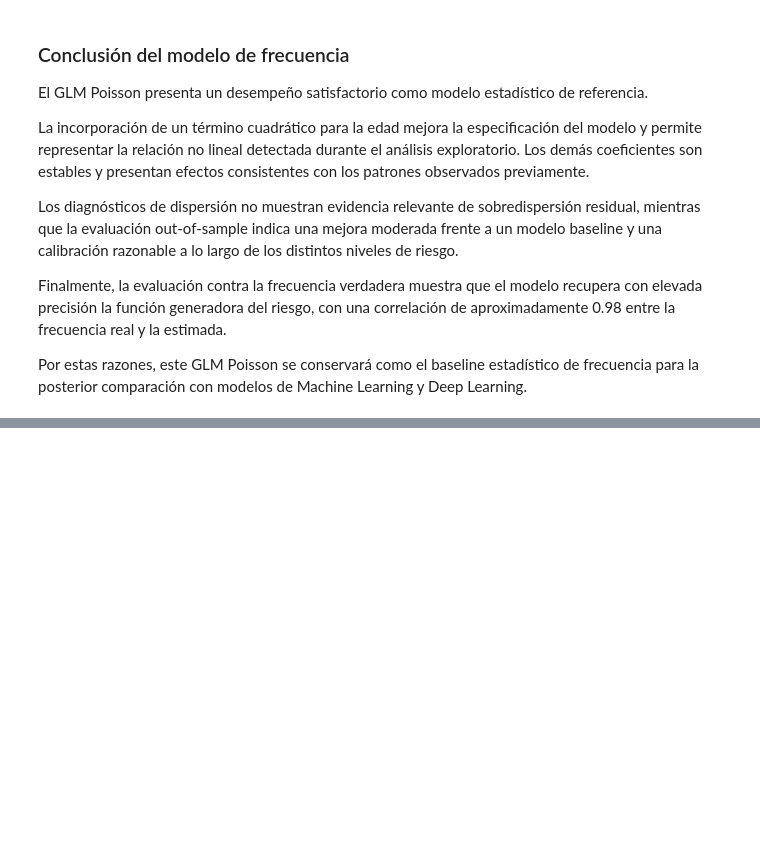
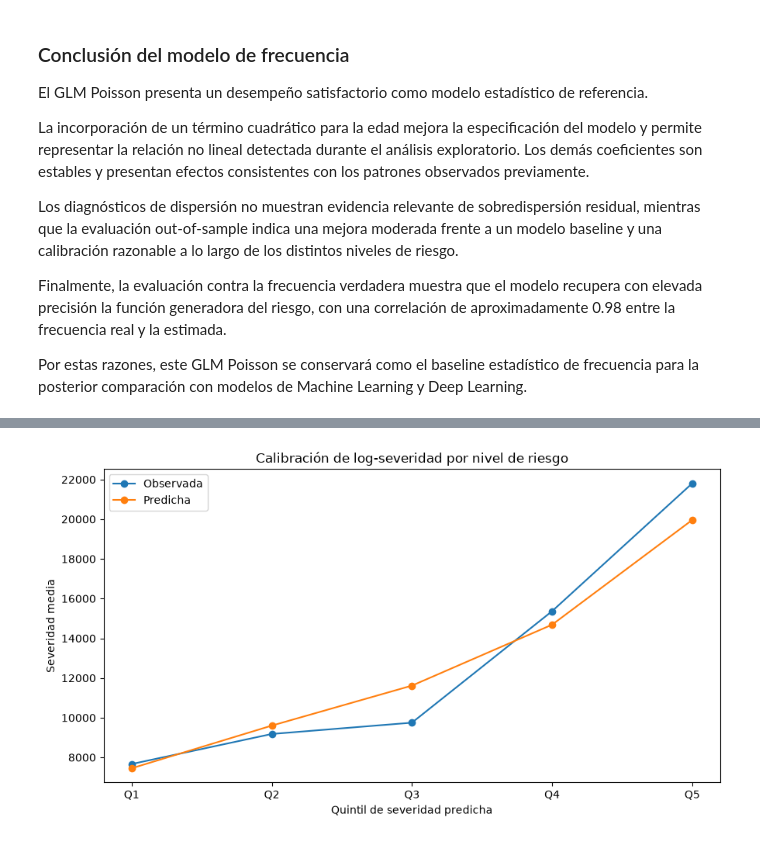
Before and after one commit to ActuarioDereckFuzz/Modelos_estadisticosvsMLvsDeep-Learning, a Jupyter notebook: notebooks/03_statistical_models.ipynb, the cells around one changed output, grey strips where cells are left out. Drawn from its saved outputs; the diff is of its cells as text; code cells hidden in the pictures; blank space fills up the shorter version.

```diff
--- a/notebooks/03_statistical_models.ipynb
+++ b/notebooks/03_statistical_models.ipynb
@@ -881,0 +1921,9 @@ Deep Learning.
+# %%
+smearing_factor = np.mean(
+    np.exp(logsev_model.resid)
+)
+
+print(
+    f"Smearing factor: "
+    f"{smearing_factor:.4f}"
+)
@@ -881,0 +2118,3 @@ Deep Learning.
+# %%
+pred_test_sev_log = pred_test_smearing
+pred_train_sev_log = pred_train_smearing
@@ -881,0 +2296,8 @@ Deep Learning.
+# %%
+logsev_calibration_groups = calibration_by_quantile(
+    y_test_sev,
+    pred_test_sev_log,
+    n_quantiles=5
+)
+
+logsev_calibration_groups
@@ -881,0 +2311,37 @@ Deep Learning.
+# %%
+x = np.arange(
+    len(logsev_calibration_groups)
+)
+
+plt.figure(figsize=(9, 5))
+
+plt.plot(
+    x,
+    logsev_calibration_groups["observado_medio"],
+    marker="o",
+    label="Observada"
+)
+
+plt.plot(
+    x,
+    logsev_calibration_groups["predicho_medio"],
+    marker="o",
+    label="Predicha"
+)
+
+plt.xticks(
+    x,
+    [f"Q{i}" for i in range(1, len(x) + 1)]
+)
+
+plt.xlabel("Quintil de severidad predicha")
+plt.ylabel("Severidad media")
+plt.title(
+    "Calibración de log-severidad por nivel de riesgo"
+)
+
+plt.legend()
+plt.tight_layout()
+plt.show()
+# %% [output]
+[figure, added]
```
Also changed, not shown: parts of 112 cells of this notebook, 1 other file.
